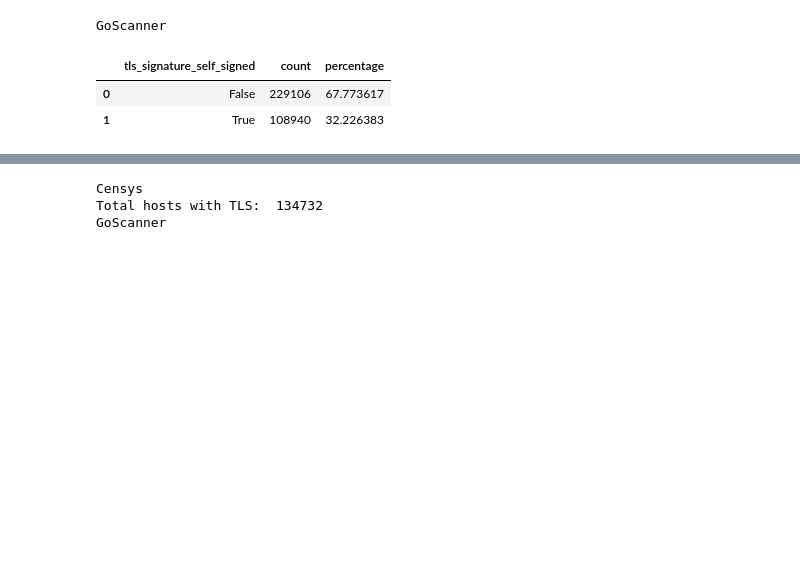
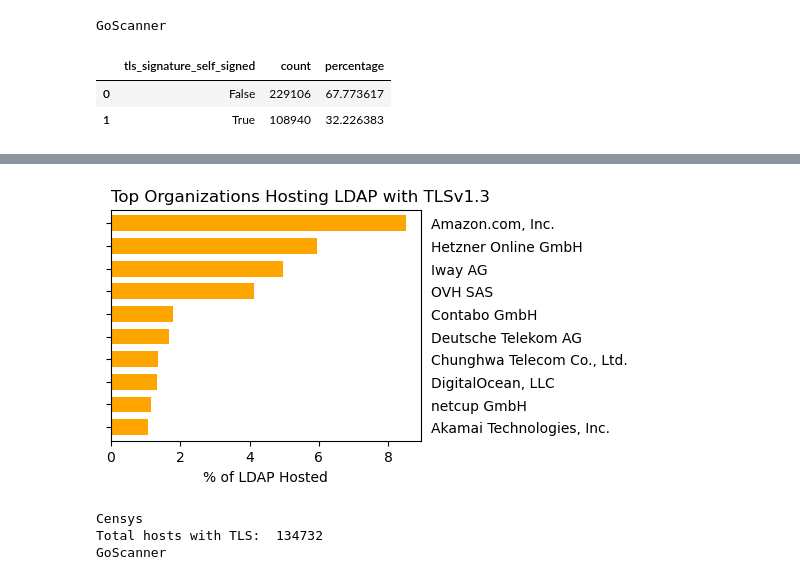
Before and after one commit to internettransparency/ldap-sequel, a Jupyter notebook: notebooks/analysis.ipynb, the cells around one changed output, grey strips where cells are left out. Cells and saved outputs as stored; diff of their text form; code cells hidden in the pictures; blank space fills up the shorter version.

Commit message:
update self signed filter, tlsv3 x org and x509 analysis

```diff
--- a/notebooks/analysis.ipynb
+++ b/notebooks/analysis.ipynb
@@ -360,6 +379,6 @@ decode_cert_udf = psf.udf(get_x509_fields, pem_decoded_schema)
 # %%
-# data extracted using different notebook (data-preparation.ipynb).
-goscanner_df = spark.read.parquet(f"../dataset/catrin/ldap-dependency-goscanner.parquet")
+# data extracted using different notebook (ldap-dependency-goscanner-data-preparation.ipynb).
+goscanner_df = spark.read.parquet(f"../dataset/catrin/ldap-dependency-2023Nov-goscanner.parquet")
 
 goscanner_df = goscanner_df.withColumn("country", ip_to_country_udf(psf.col("ipv4"), psf.col("date")))
 goscanner_df = goscanner_df.withColumn("org", ip_to_org_udf(psf.col("ipv4"), psf.col("date")))
@@ -898,0 +1106,6 @@ GoScanner
+# %%
+tlsv3_org_pdf = goscanner_df.filter(psf.col("tls_version") == "TLSv1.3").groupBy("org").count().sort("count", ascending=False).toPandas()
+# %%
+total = tlsv3_org_pdf["count"].sum()
+tlsv3_org_pdf["percentage"] = tlsv3_org_pdf["count"] / total * 100
+display(tlsv3_org_pdf.head(10))
@@ -899,3 +1124,18 @@ GoScanner
+# %%
+top_10tlsv3_org = tlsv3_org_pdf.head(10)[["org", "percentage"]].set_index("org")
+
+width = 0.7
+ax1 = top_10tlsv3_org.plot.barh(width=width, color=['orange'], figsize=(4,3), legend=False)
+ax1.invert_yaxis()
+ax1.set_title('Top Organizations Hosting LDAP with TLSv1.3', loc='left')
+ax1.tick_params(axis='y', labelright=True, labelleft=False)
+ax1.set_xlabel('% of LDAP Hosted')
+ax1.set_ylabel(None)
+fig = ax1.get_figure()
+fig.savefig("output/ldap_tlsv3_org.pdf", dpi=300, bbox_inches='tight')
+fig.show()
+# %% [output]
+[figure, added]
 # %%
 def show_total(aggr_tls_sign_algo_pdf, aggr_ciphers_pdf, aggr_tls_self_signed_pdf, aggr_tls_version_pdf):
     # all should match
```
Also changed, not shown: parts of 18 cells of this notebook, 3 other files.
